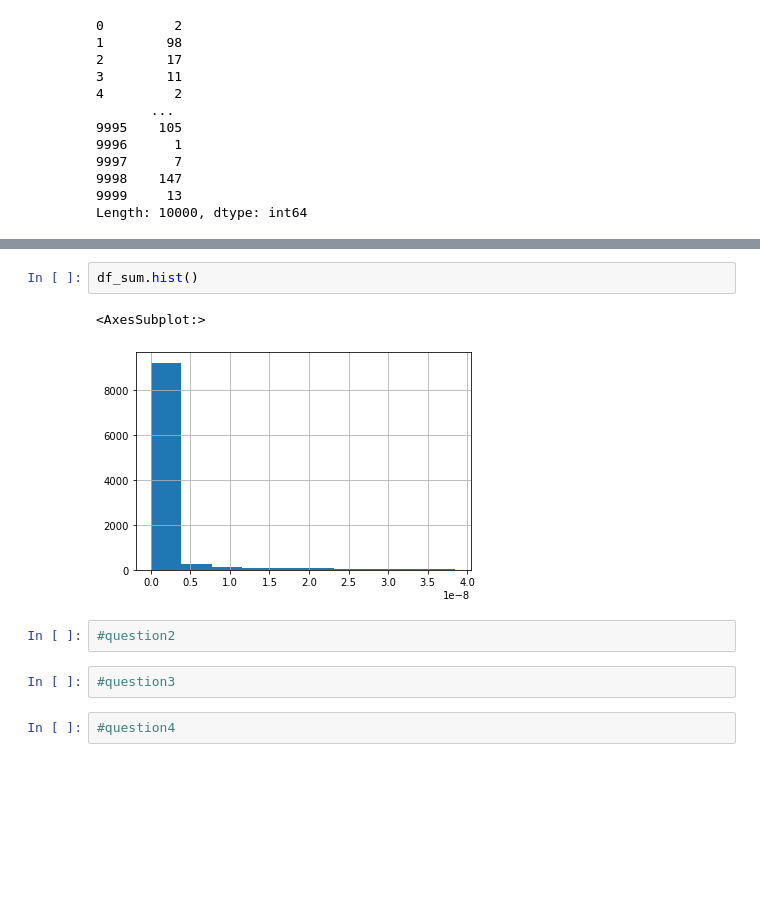
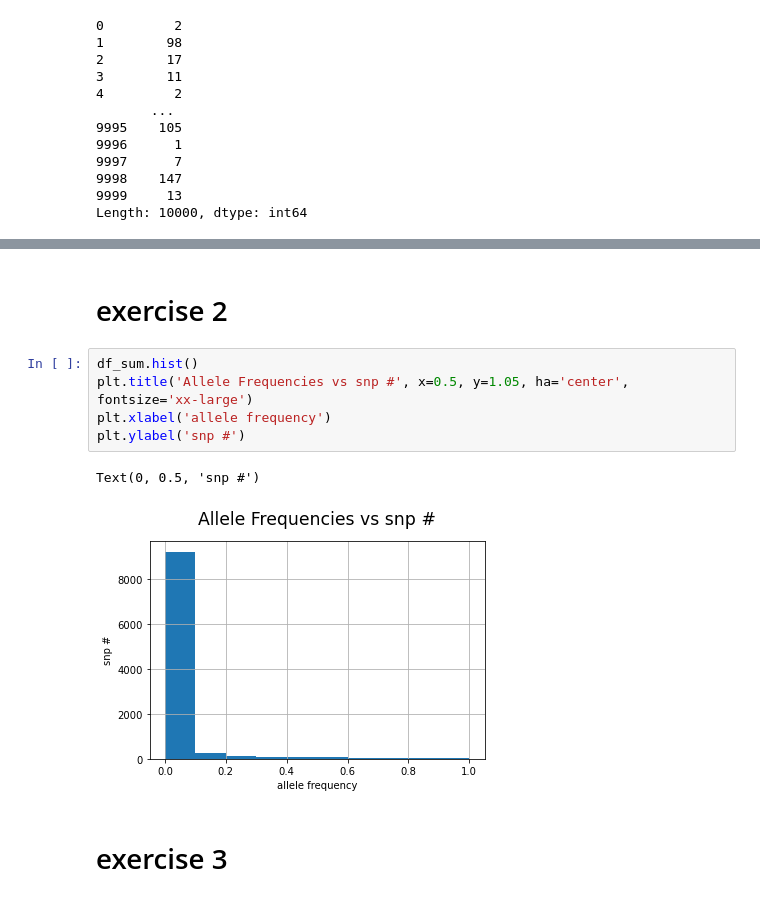
Before and after one commit to agold-15/qbb2020-answers, a Jupyter notebook: Day2-homework/Day2-homework.ipynb, the cells around one changed output, grey strips where cells are left out. Cells and saved outputs as stored; diff of their text form; blank space fills up the shorter version.

```diff
--- a/Day2-homework/Day2-homework.ipynb
+++ b/Day2-homework/Day2-homework.ipynb
@@ -90,12 +78,13 @@ df_sum
 Length: 10000, dtype: float64
-# %%
-df_sum.hist()
-# %% [output]
-<AxesSubplot:>
-[figure, removed]
-# %%
-#question2
-# %%
-#question3
-# %%
-#question4
+# %% [markdown]
+# exercise 2
+# %%
+df_sum.hist()
+plt.title('Allele Frequencies vs snp #', x=0.5, y=1.05, ha='center', fontsize='xx-large')
+plt.xlabel('allele frequency')
+plt.ylabel('snp #')
+# %% [output]
+Text(0, 0.5, 'snp #')
+[figure, added]
+# %% [markdown]
+# exercise 3
```
Also changed, not shown: parts of 18 cells of this notebook.
